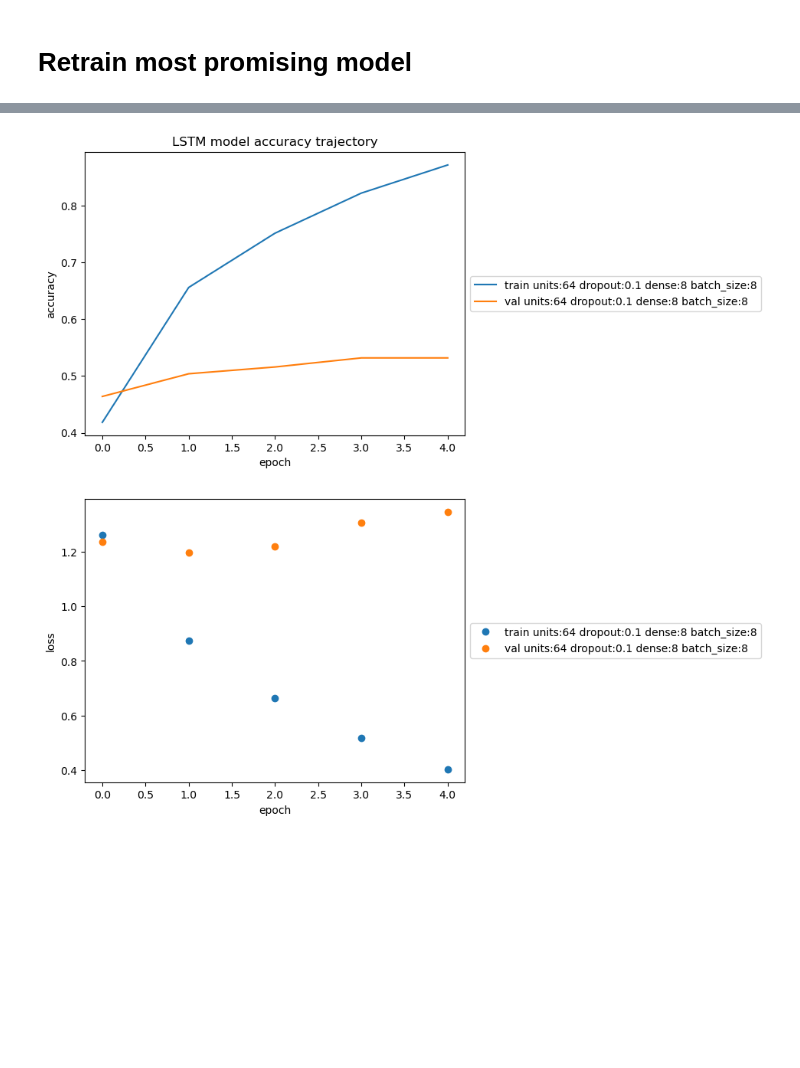
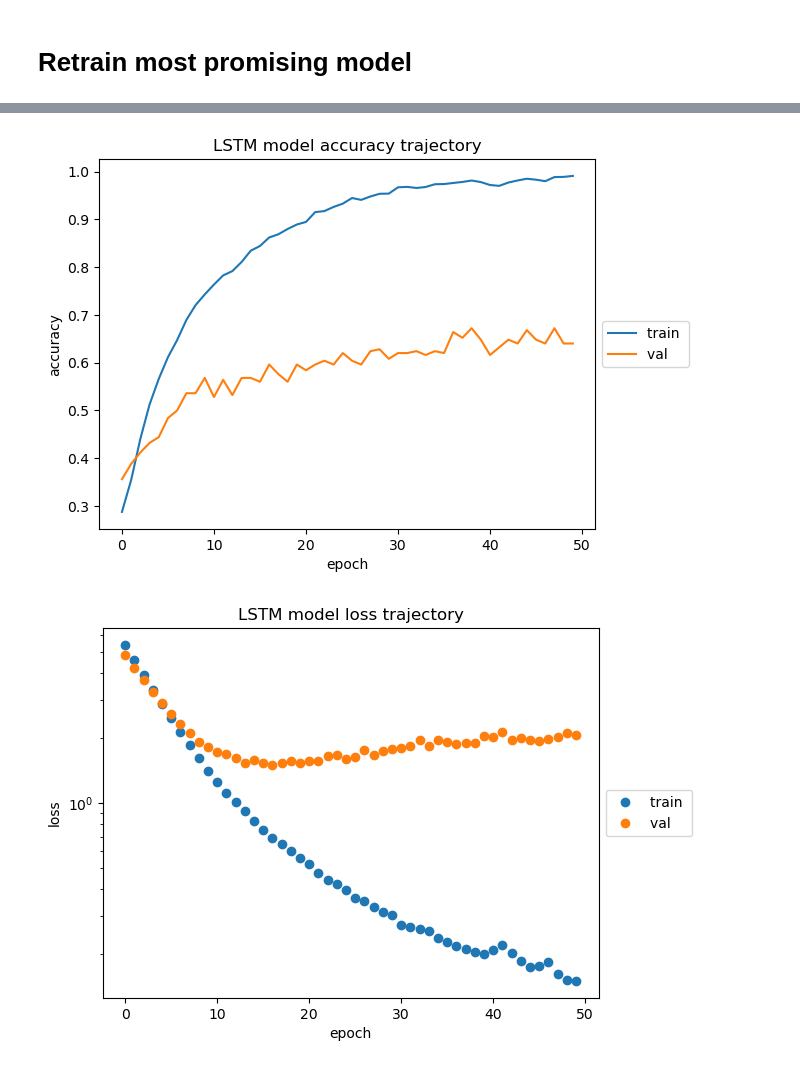
Before and after one commit to aaron68lee/Deep-Learning-EEG-BCI-Signal-Processing, a Jupyter notebook: EEG_Pure_LSTM.ipynb, the cells around one changed output, grey strips where cells are left out. Saved outputs shown, nothing was run; the diff lists cells and outputs as text; code cells hidden in the pictures; blank space fills up the shorter version.

Commit message:
LSTM 62

```diff
--- a/EEG_Pure_LSTM.ipynb
+++ b/EEG_Pure_LSTM.ipynb
@@ -78,7 +85,7 @@ plt.legend(["Cue Onset left", "Cue Onset right", "Cue onset foot", "Cue onset to
 <matplotlib.legend.Legend at 0x...>
 [figure]
 # %%
-timesteps = 400
+timesteps = 200
 # %%
 def train_data_prep(X,y,sub_sample,average,noise):
 
@@ -241,13 +248,13 @@ Shape of test set after dimension reshaping: (443, 400, 1, 22)
 # %% [markdown]
 # Hybrid Model Architecture
 # %%
-def create_lstm_model(units=32, dropout=0.4, dense=16):
+def create_lstm_model(units=32, dropout=0.4, dense=16, reg=1e-3, timesteps=timesteps):
     # Building the model using sequential class
     lstm_model = Sequential()
 
     # # FC layer
     lstm_model.add(Reshape((timesteps, 22)))
-    lstm_model.add(LSTM(units, input_shape=(timesteps,22), return_sequences=True, kernel_regularizer=regularizers.L2(10))) #dropout=0.4, recurrent_dropout=0.1,
+    lstm_model.add(LSTM(units, input_shape=(timesteps,22), return_sequences=True, kernel_regularizer=regularizers.L2(reg))) #dropout=0.4, recurrent_dropout=0.1,
     lstm_model.add(Dropout(dropout))
     # lstm_model.add(LSTM(10, activation='sigmoid', dropout=0.4, recurrent_dropout=0.1, return_sequences=True))
     # lstm_model.add(Dropout(0.2))
@@ -375,4 +279,2 @@ plt.show()
 # %% [markdown]
 # Retrain most promising model
-# %%
-model = keras.models.load_model('../Models/0_LSTM_0.5282167196273804_64_0.1_8_16.h5')
@@ -413,38 +343,23 @@ Epoch 10/10
 # %%
 import matplotlib.pyplot as plt
-key = "units:"+str(64)+" dropout:"+str(0.1)+ " dense:"+str(8)+" batch_size:"+str(8)
-plt.plot(results[key].history['accuracy'], label="train ")
-plt.plot(results[key].history['val_accuracy'], label="val "+key)
+
+plt.plot(lstm_model_results.history['accuracy'], label="train ")
+plt.plot(lstm_model_results.history['val_accuracy'], label="val ")
 plt.title('LSTM model accuracy trajectory')
 plt.ylabel('accuracy')
 plt.xlabel('epoch')
 plt.legend(loc='center left', bbox_to_anchor=(1, 0.5))
 plt.show()
 
 # Plotting loss trajectory
-plt.plot(results[key].history['loss'],'o', label="train "+key)
-plt.plot(results[key].history['val_loss'],'o', label="val "+key)
+plt.plot(lstm_model_results.history['loss'],'o', label="train ")
+plt.plot(lstm_model_results.history['val_loss'],'o', label="val ")
+plt.title('LSTM model loss trajectory')
 plt.ylabel('loss')
 plt.xlabel('epoch')
+plt.yscale('log')
 plt.legend(loc='center left', bbox_to_anchor=(1, 0.5))
 plt.show()
-
-
-# plt.plot(lstm_model_results2.history['accuracy'], label="train ")
-# plt.plot(lstm_model_results2.history['val_accuracy'], label="val ")
-# plt.title('LSTM model accuracy trajectory')
-# plt.ylabel('accuracy')
-# plt.xlabel('epoch')
-# plt.legend(loc='center left', bbox_to_anchor=(1, 0.5))
-# plt.show()
-
-# # Plotting loss trajectory
-# plt.plot(lstm_model_results2.history['loss'],'o', label="train ")
-# plt.plot(lstm_model_results2.history['val_loss'],'o', label="val ")
-# plt.ylabel('loss')
-# plt.xlabel('epoch')
-# plt.legend(loc='center left', bbox_to_anchor=(1, 0.5))
-# plt.show()
 # %% [output]
-[figure, old version]
+[figure, new version]
-[figure, old version]
+[figure, new version]
```
Also changed, not shown: parts of 16 cells of this notebook.
